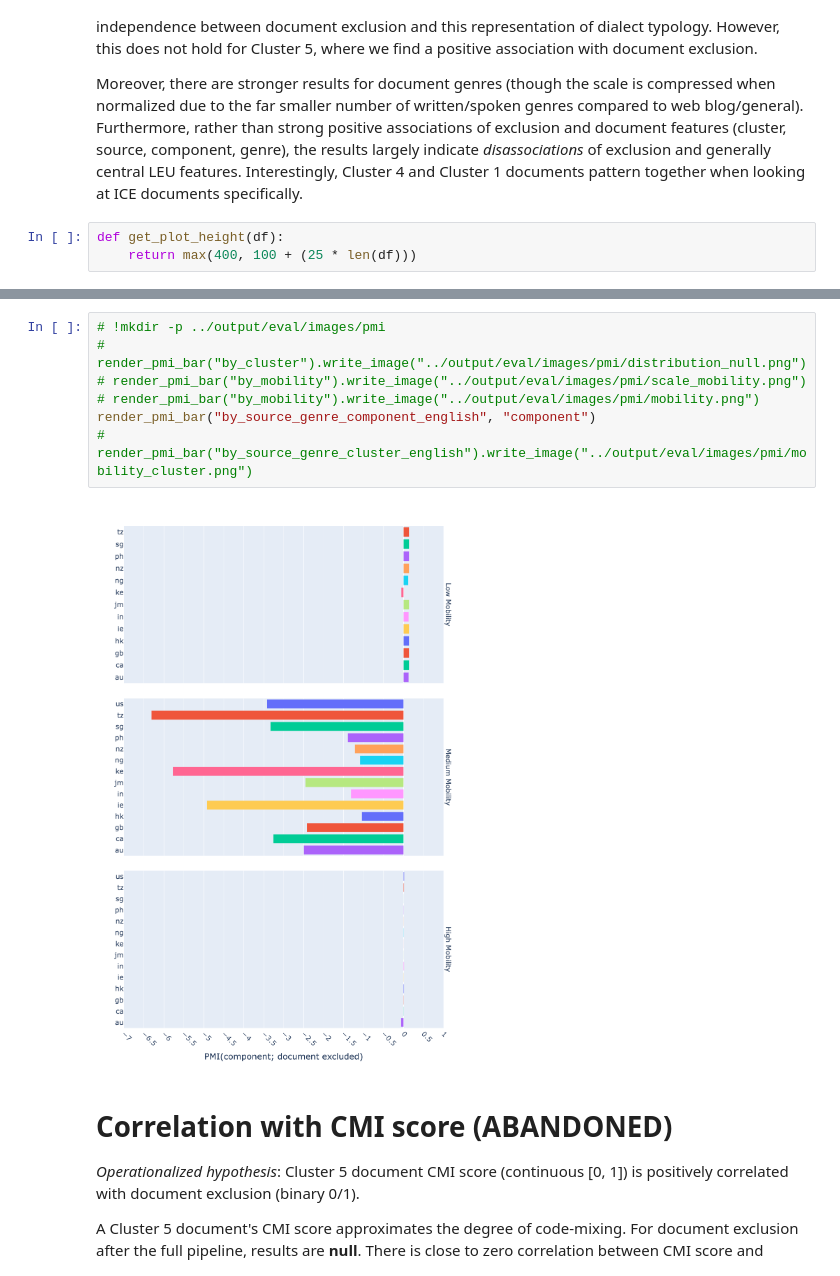
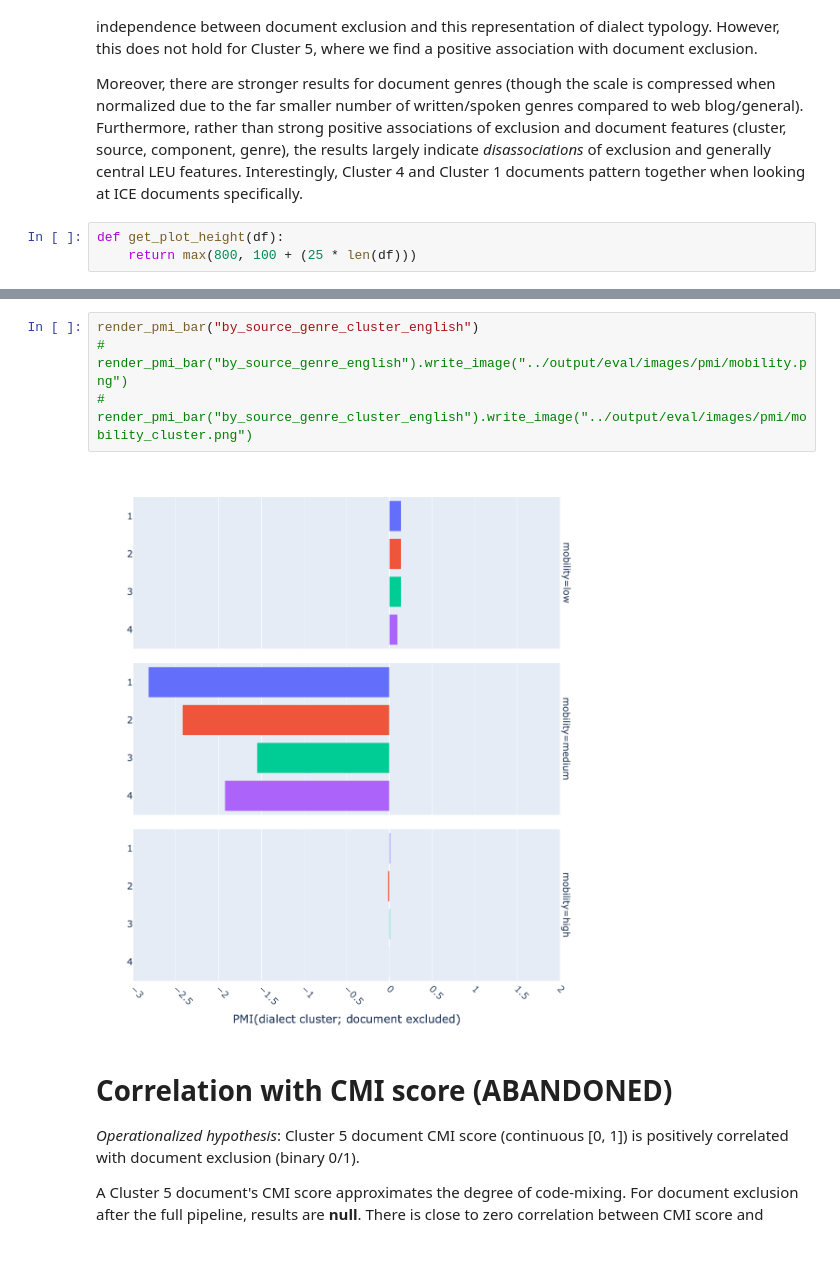
Before and after one commit to jessicacwang/pretraining-quality-mobility, a Jupyter notebook: eval/filter_audit.ipynb, the cells around one changed output, grey strips where cells are left out. Saved outputs shown, nothing was run; the diff lists cells and outputs as text.

```diff
--- a/eval/filter_audit.ipynb
+++ b/eval/filter_audit.ipynb
@@ -215,7 +217,7 @@ When measuring only by cluster ID, the results are mixed. For clusters (1-4) bas
 Moreover, there are stronger results for document genres (though the scale is compressed when normalized due to the far smaller number of written/spoken genres compared to web blog/general). Furthermore, rather than strong positive associations of exclusion and document features (cluster, source, component, genre), the results largely indicate *disassociations* of exclusion and generally central LEU features. Interestingly, Cluster 4 and Cluster 1 documents pattern together when looking at ICE documents specifically.
 # %%
 def get_plot_height(df):
-    return max(400, 100 + (25 * len(df)))
+    return max(800, 100 + (25 * len(df)))
 # %%
 def render_pmi_bar(subset_key, sort_key="color_key", color_map=COLOR_MAP, font_size=20):
     df = pmi_data[subset_key].sort_values(by=sort_key, ascending=False, ignore_index=True)
@@ -271,12 +276,9 @@ def render_npmi_bar(subset_key, color_map=COLOR_MAP, font_size=11):
 # %%
-# !mkdir -p ../output/eval/images/pmi
-# render_pmi_bar("by_cluster").write_image("../output/eval/images/pmi/distribution_null.png")
-# render_pmi_bar("by_mobility").write_image("../output/eval/images/pmi/scale_mobility.png")
-# render_pmi_bar("by_mobility").write_image("../output/eval/images/pmi/mobility.png")
-render_pmi_bar("by_source_genre_component_english", "component")
+render_pmi_bar("by_source_genre_cluster_english")
+# render_pmi_bar("by_source_genre_english").write_image("../output/eval/images/pmi/mobility.png")
 # render_pmi_bar("by_source_genre_cluster_english").write_image("../output/eval/images/pmi/mobility_cluster.png")
 # %% [output]
-[figure, old version]
+[figure, new version]
 # %% [markdown]
 # Correlation with CMI score (ABANDONED)
 
```
Also changed, not shown: parts of 4 cells of this notebook, 35 other files.
